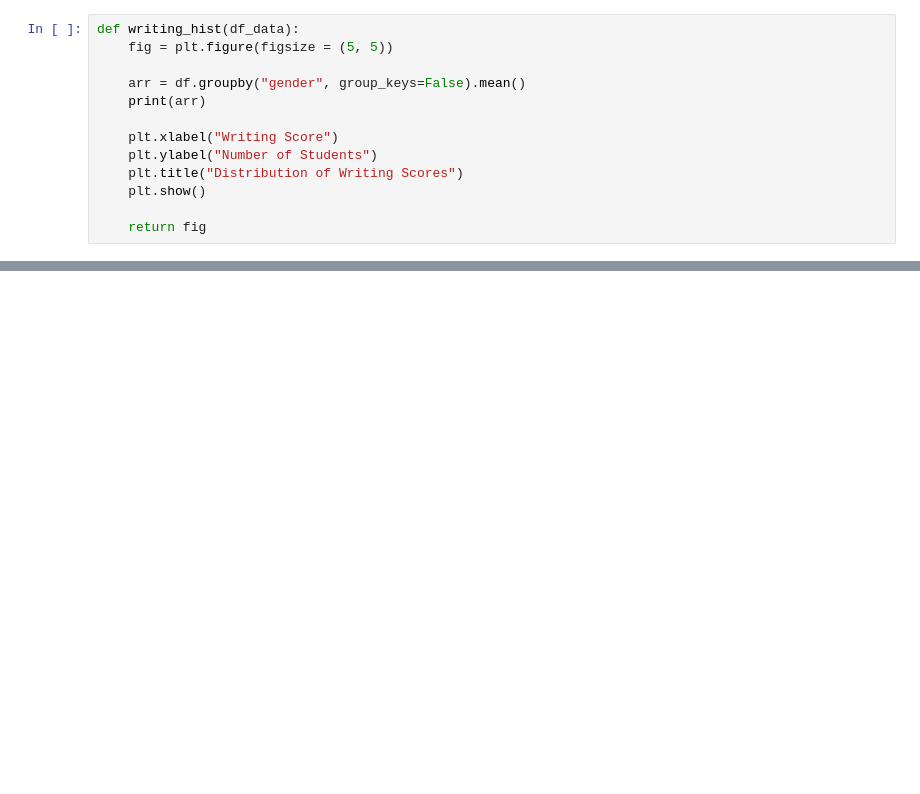
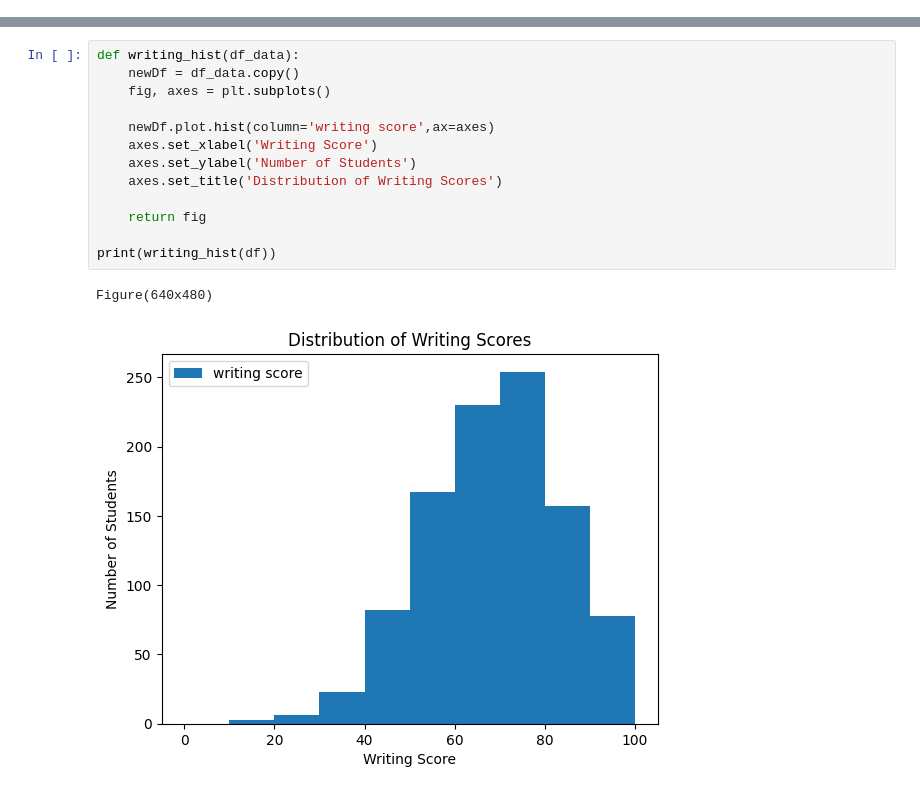
Before and after one commit to AlbertCsipak/BEVADAT2022232, a Jupyter notebook: HAZI/HAZI04/HAZI04.ipynb, the cells around one changed output, grey strips where cells are left out. Cells and saved outputs as stored; diff of their text form; blank space fills up the shorter version.

```diff
--- a/HAZI/HAZI04/HAZI04.ipynb
+++ b/HAZI/HAZI04/HAZI04.ipynb
@@ -163,13 +0,0 @@ Figure(500x500)
-# %%
-def writing_hist(df_data):
-    fig = plt.figure(figsize = (5, 5))
-
-    arr = df.groupby("gender", group_keys=False).mean()
-    print(arr)
-
-    plt.xlabel("Writing Score")
-    plt.ylabel("Number of Students")
-    plt.title("Distribution of Writing Scores")
-    plt.show()
-
-    return fig
@@ -200,0 +322,16 @@ def ethnicity_pie_chart(df_data):
+# %%
+def writing_hist(df_data):
+    newDf = df_data.copy()
+    fig, axes = plt.subplots()
+
+    newDf.plot.hist(column='writing score',ax=axes)
+    axes.set_xlabel('Writing Score')
+    axes.set_ylabel('Number of Students')
+    axes.set_title('Distribution of Writing Scores')
+
+    return fig
+
+print(writing_hist(df))
+# %% [output]
+Figure(640x480)
+[figure, added]
```
Also changed, not shown: parts of 46 cells of this notebook, 1 other file.
